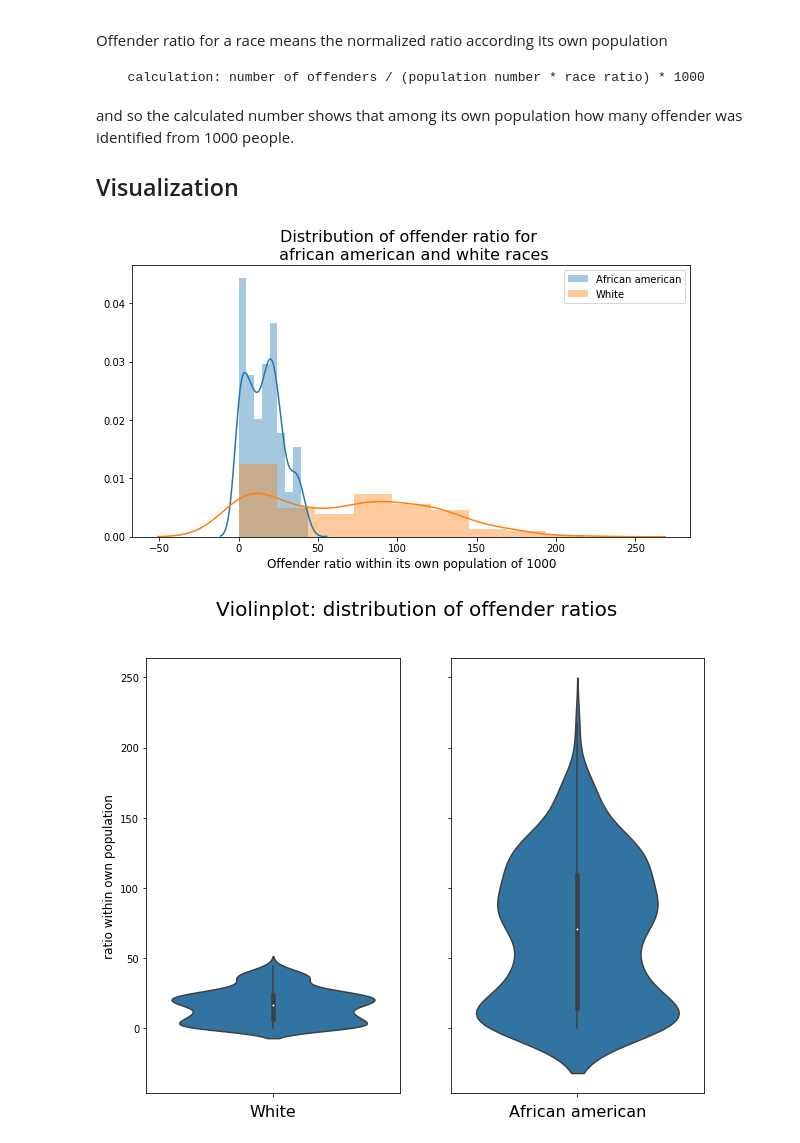
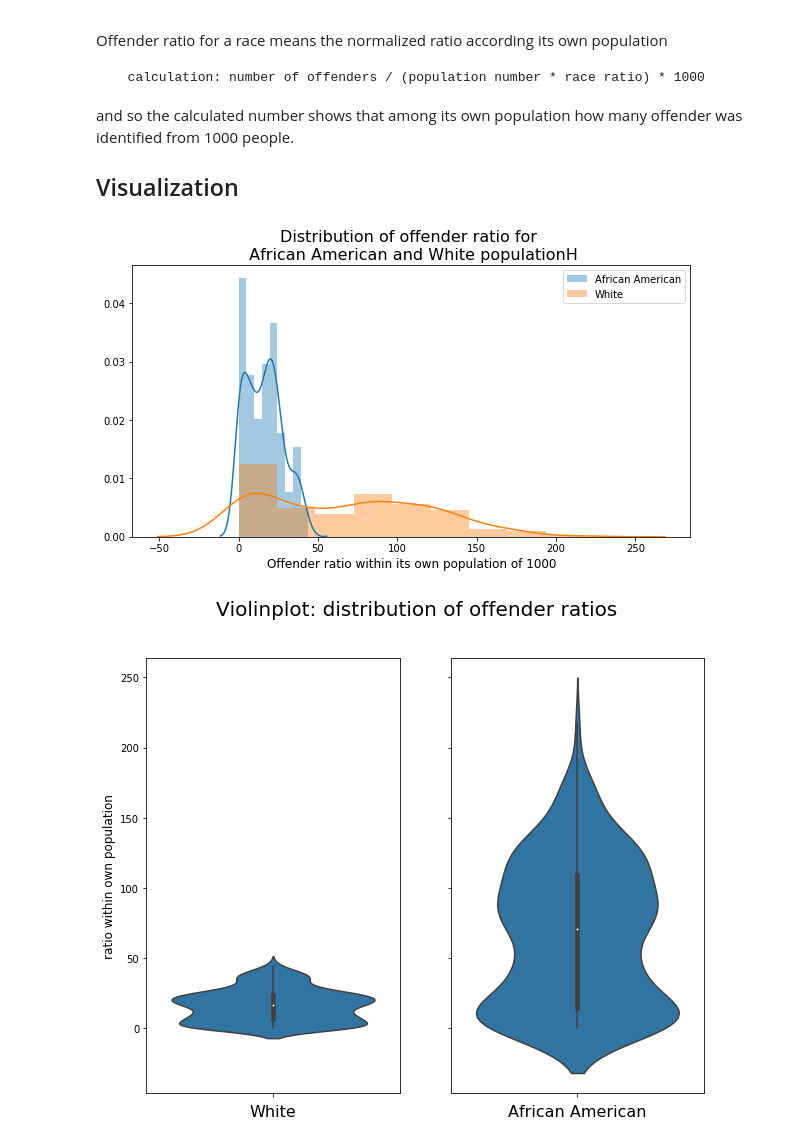
Before and after one commit to PhilBusko/StatsProject, a Jupyter notebook: analysis_offender_by_race.ipynb, the cells around one changed output. Saved outputs shown, nothing was run; the diff lists cells and outputs as text; code cells hidden in the pictures.

```diff
--- a/analysis_offender_by_race.ipynb
+++ b/analysis_offender_by_race.ipynb
@@ -93,14 +72,14 @@ and so the calculated number shows that among its own population how many offend
 ## Visualization
 # %%
 fig1 = plt.figure(figsize = (10,5))
-sns.distplot(offender_df.white_norm, label = 'African american')
+sns.distplot(offender_df.white_norm, label = 'African American')
 sns.distplot(offender_df.black_norm, label = 'White')
 plt.xlabel('Offender ratio within its own population of 1000', fontsize=12)
-plt.title('Distribution of offender ratio for \n African american and White populationH', fontsize=16)
+plt.title('Distribution of offender ratio for \n African American and White populationH', fontsize=16)
 plt.legend()
 fig1.savefig('assets/fig_1_racedistr.jpg');
 # %% [output]
-[figure, old version]
+[figure, new version]
 # %%
 fig2, (ax1, ax2) = plt.subplots(1, 2, figsize = (10,8), sharey=True)
 
```
Also changed, not shown: parts of 18 cells of this notebook, 3 other files.
